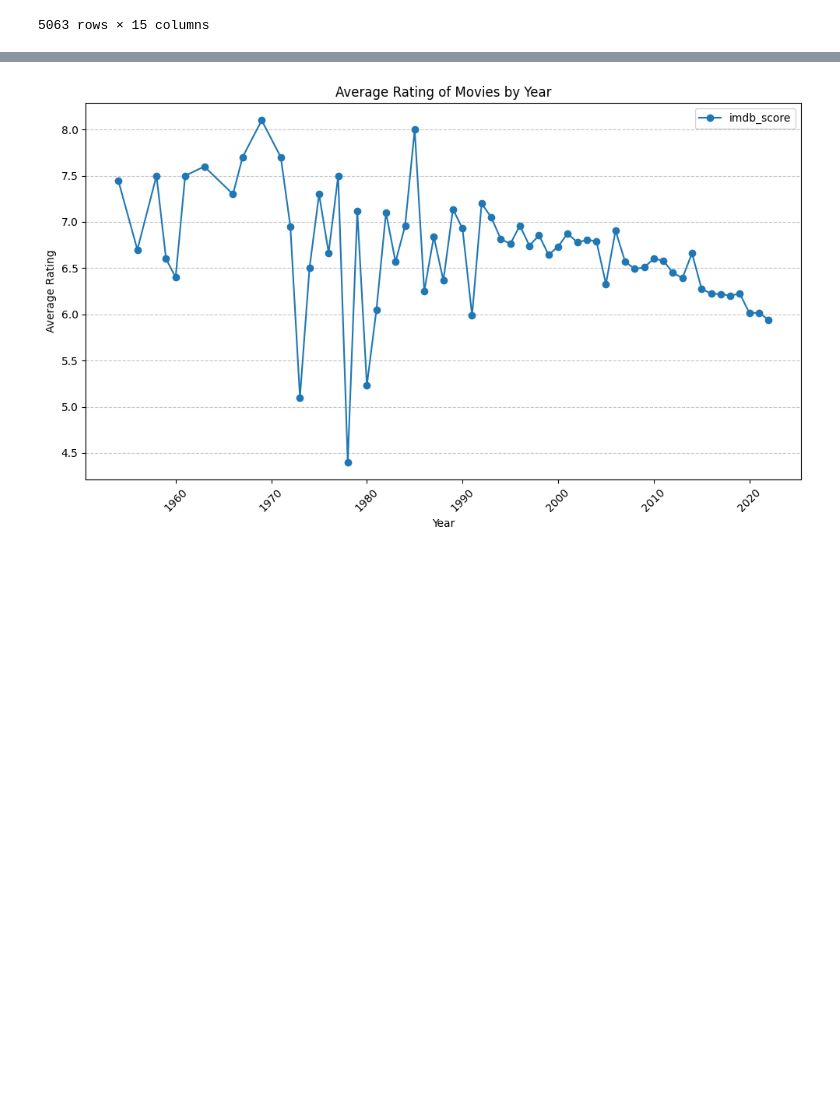
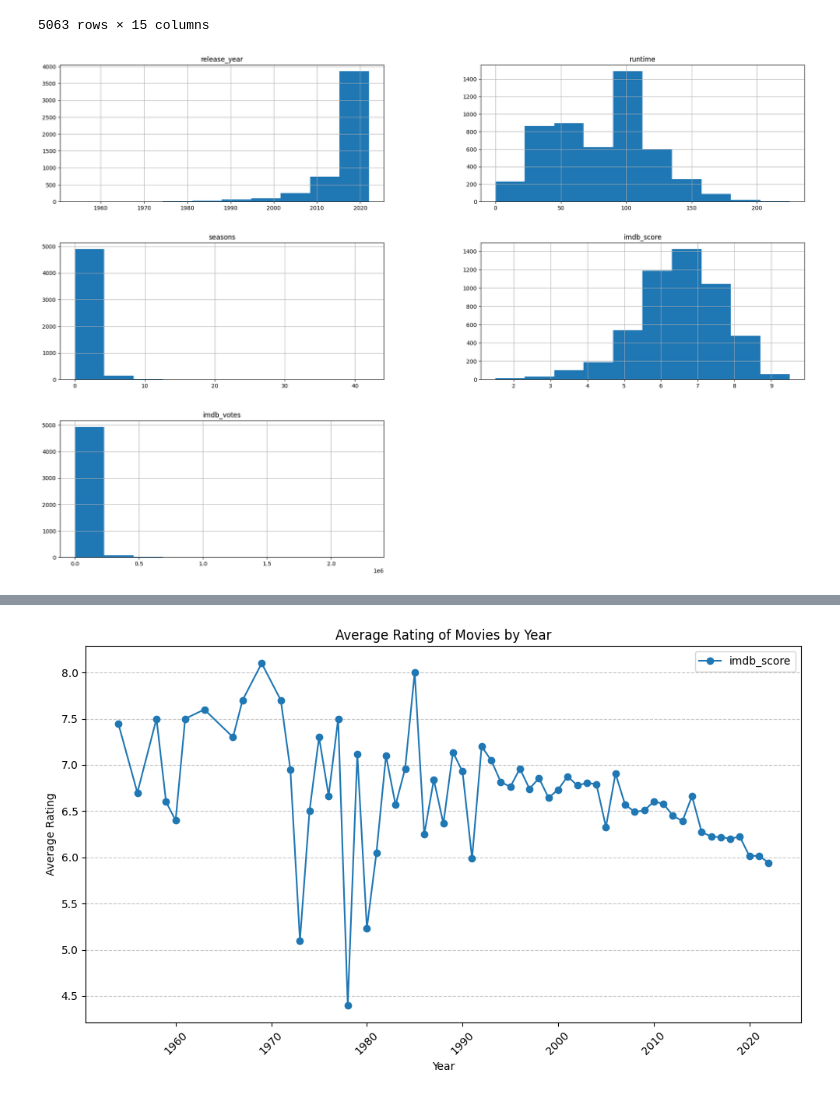
Before and after one commit to Vladboy2/EECS3401FinalProject, a Jupyter notebook: MovieShowModel.ipynb, the cells around one changed output, grey strips where cells are left out. Cells and saved outputs as stored; diff of their text form; code cells hidden in the pictures; blank space fills up the shorter version.

Commit message:
some hot encoding stuff + histograms

```diff
--- a/MovieShowModel.ipynb
+++ b/MovieShowModel.ipynb
@@ -83,3 +83,8 @@ grouped_combined_df
 | 5487 | tm1014599 | Fine Wine | MOVIE | A beautiful love story that can h... | 2021 | NaN | 100 | ['romance', 'drama'] | ... |
 | 5488 | tm1059008 | Lokillo | MOVIE | A controversial TV host and comed... | 2021 | NaN | 90 | ['comedy'] | ... |
 5063 rows × 15 columns
+# %%
+grouped_combined_df.hist(figsize=(24, 16))
+plt.show()
+# %% [output]
+[figure, added]
```
Also changed, not shown: parts of 3 cells of this notebook.
